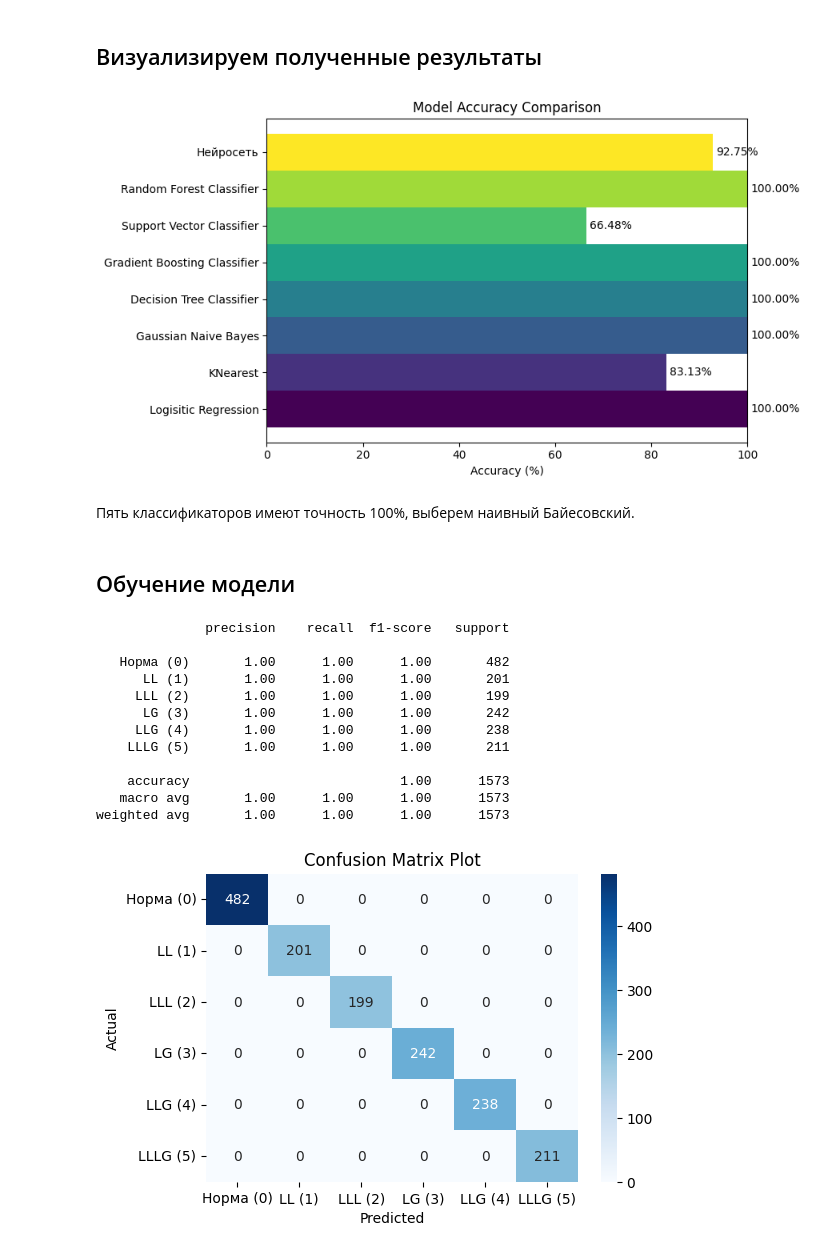
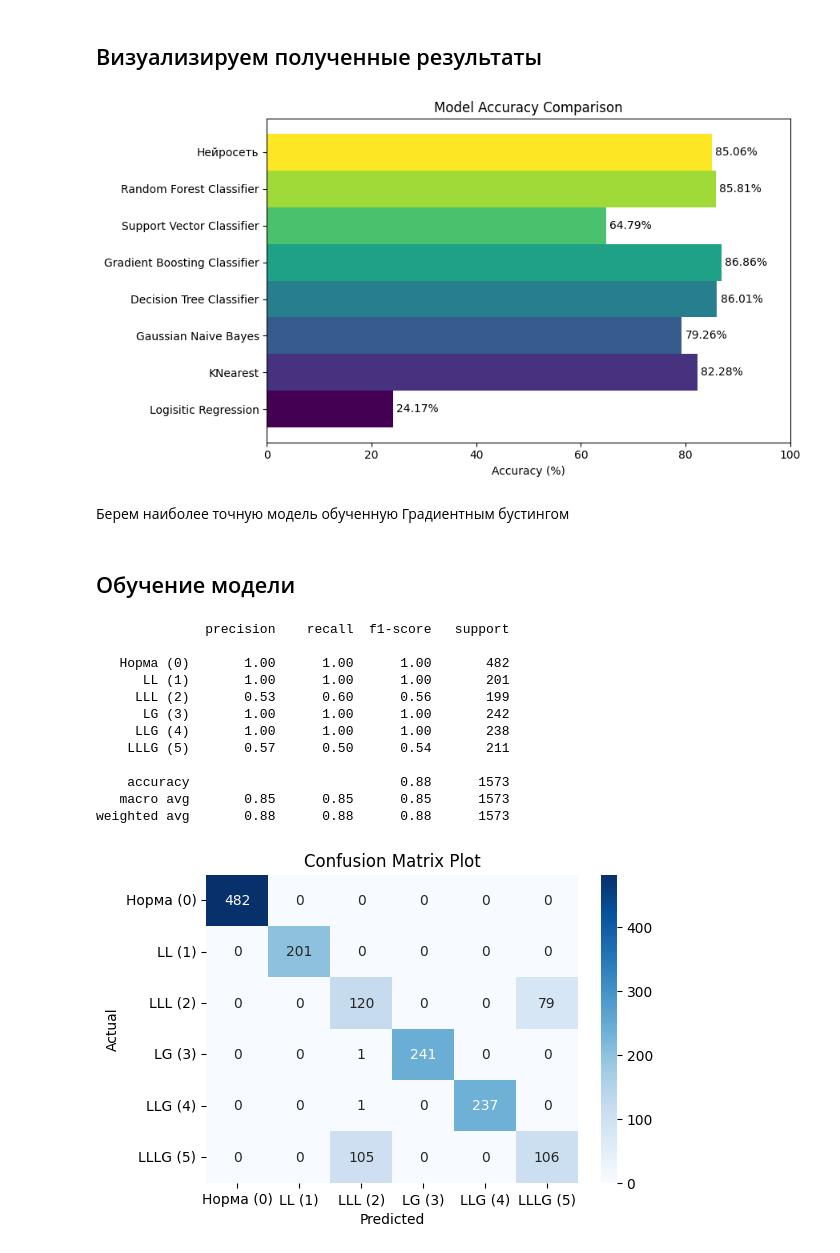
Before and after one commit to KoJl9lH-59rus/ML_FINAL, a Jupyter notebook: Итоговая работа по Технологиям Машинного обучения.ipynb, the cells around one changed output. Saved outputs shown, nothing was run; the diff lists cells and outputs as text; code cells hidden in the pictures.

```diff
--- a/Итоговая работа по Технологиям Машинного обучения.ipynb
+++ b/Итоговая работа по Технологиям Машинного обучения.ipynb
@@ -161,5 +158,6 @@ fault_mapping = {
 
 # Применяем замену
 dataset['Class'] = dataset[['G', 'C', 'B', 'A']].apply(lambda x: fault_mapping[tuple(x)], axis=1)
+dataset = dataset.drop(columns=['G', 'C', 'B', 'A'])
 dataset.head()
 # %% [output]
@@ -343,46 +339,46 @@ autolabel(bars)
 plt.tight_layout()
 plt.show()
 # %% [output]
-[figure, old version]
+[figure, new version]
-# %% [markdown]
-Пять классификаторов имеют точность 100%, выберем наивный Байесовский.
+# %% [markdown]
+Берем наиболее точную модель обученную Градиентным бустингом
 # %% [markdown]
 ## Обучение модели
 # %%
     model = Pipeline([
         ('u', RandomUnderSampler()),
-        ("Naive bayes", GaussianNB()) ])
+        ("Gradient Boosting", GradientBoostingClassifier(n_estimators=100, learning_rate=0.4, max_depth=5, random_state=42)) ])
 
     model.fit(X_train, y_train)
     prediction = model.predict(X_test)
 
     # Вывод метрик
     labels = ['Норма (0)', 'LL (1)', 'LLL (2)', 'LG (3)', 'LLG (4)', 'LLLG (5)']
     print(classification_report(y_test, prediction, target_names=labels))
 
     conf_matrix = confusion_matrix(y_test, prediction)
     cm_df = pd.DataFrame(conf_matrix, index=['Норма (0)', 'LL (1)', 'LLL (2)', 'LG (3)', 'LLG (4)', 'LLLG (5)'], columns=['Норма (0)', 'LL (1)', 'LLL (2)', 'LG (3)', 'LLG (4)', 'LLLG (5)'])
 
     # Настройка отображения без научной нотации
     pd.options.display.float_format = '{:.0f}'.format
 
     plt.figure(figsize=(6, 4))
     sns.heatmap(cm_df, annot=True, fmt='g', cmap="Blues")
     plt.xlabel("Predicted")
     plt.ylabel("Actual")
     plt.title("Confusion Matrix Plot")
     plt.show()
 # %% [output]
               precision    recall  f1-score   support
 
    Норма (0)       1.00      1.00      1.00       482
       LL (1)       1.00      1.00      1.00       201
-     LLL (2)       1.00      1.00      1.00       199
+     LLL (2)       0.53      0.60      0.56       199
       LG (3)       1.00      1.00      1.00       242
      LLG (4)       1.00      1.00      1.00       238
-    LLLG (5)       1.00      1.00      1.00       211
+    LLLG (5)       0.57      0.50      0.54       211
 
-    accuracy                           1.00      1573
-   macro avg       1.00      1.00      1.00      1573
-weighted avg       1.00      1.00      1.00      1573
+    accuracy                           0.88      1573
+   macro avg       0.85      0.85      0.85      1573
+weighted avg       0.88      0.88      0.88      1573
-[figure, old version]
+[figure, new version]
```
Also changed, not shown: parts of 6 cells of this notebook.
